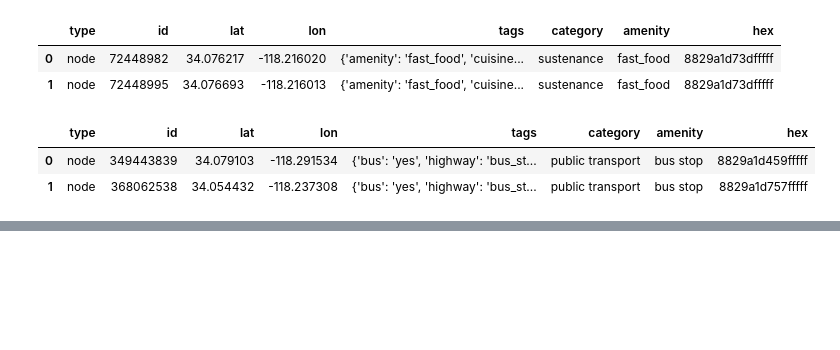
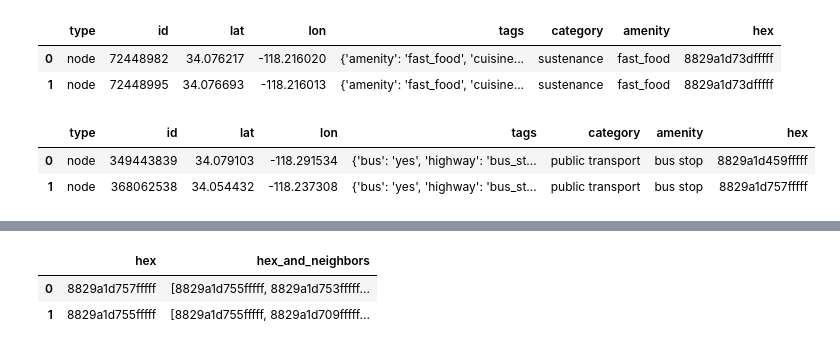
Before and after one commit to katekuian/aa_2021_magma, a Jupyter notebook: 01_data_collection_and_preparation/04_pois.ipynb, the cells around one changed output, grey strips where cells are left out. Drawn from its saved outputs; the diff is of its cells as text; code cells hidden in the pictures; blank space fills up the shorter version.

```diff
--- a/01_data_collection_and_preparation/04_pois.ipynb
+++ b/01_data_collection_and_preparation/04_pois.ipynb
@@ -209,0 +217,9 @@ pois_df[pois_df['amenity'] == 'railway stop'].head(2)
+# %%
+hexagons_df["hex_and_neighbors"] = hexagons_df.apply(
+    lambda row: list(h3.k_ring(row["hex"], 1)), axis=1
+)
+hexagons_df.head(2)
+# %% [output]
+|  | hex | hex_and_neighbors |
+| 0 | 8829a1d757fffff | [8829a1d755fffff, 8829a1d753fffff... |
+| 1 | 8829a1d755fffff | [8829a1d755fffff, 8829a1d709fffff... |
```
Also changed, not shown: parts of 8 cells of this notebook.
